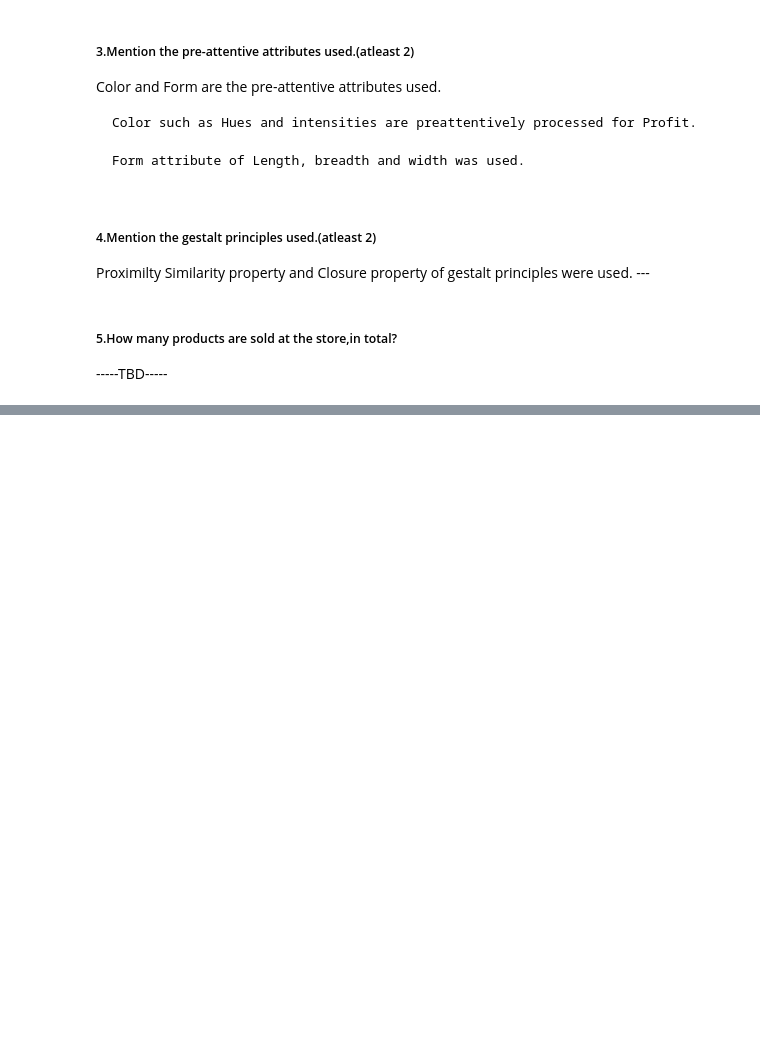
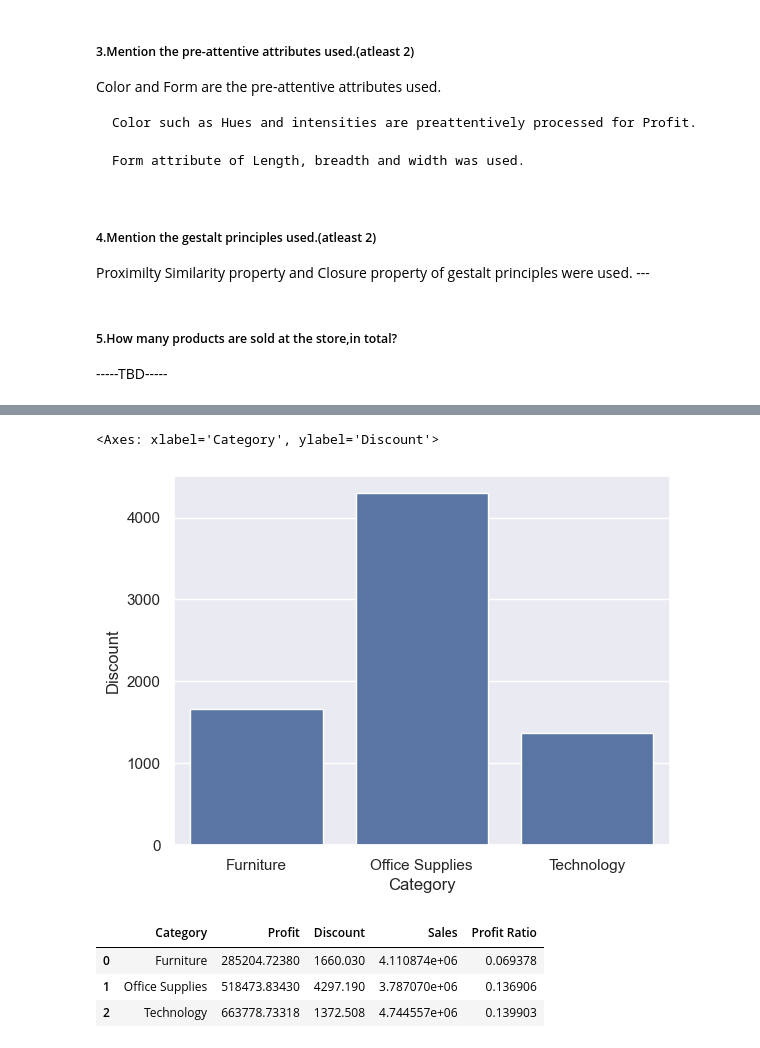
Before and after one commit to Aarathibala/BITSAssignment, a Jupyter notebook: DataVisualizations/g30_dvi_a2_ps5.ipynb, the cells around one changed output, grey strips where cells are left out. Cells and saved outputs as stored; diff of their text form; code cells hidden in the pictures; blank space fills up the shorter version.

```diff
--- a/DataVisualizations/g30_dvi_a2_ps5.ipynb
+++ b/DataVisualizations/g30_dvi_a2_ps5.ipynb
@@ -457,0 +637,18 @@ p.fig.set_figheight(50)
+# %%
+retail = initial_data.groupby(['Category'], as_index=False).agg({'Profit': lambda x: x.sum(),'Discount': lambda x: x.sum(),'Sales': lambda x: x.sum()})
+retail['Profit Ratio'] = retail['Profit']/retail['Sales']
+retail.head()
+sns.set(font_scale = 1)
+#rfmTable.info()
+#rfmTable.index()
+sns.barplot(x = 'Category', y = 'Discount', data = retail)
+# %% [output]
+<Axes: xlabel='Category', ylabel='Discount'>
+[figure, added]
+# %%
+retail.head()
+# %% [output]
+|  | Category | Profit | Discount | Sales | Profit Ratio |
+| 0 | Furniture | 285204.72380 | 1660.030 | 4.110874e+06 | 0.069378 |
+| 1 | Office Supplies | 518473.83430 | 4297.190 | 3.787070e+06 | 0.136906 |
+| 2 | Technology | 663778.73318 | 1372.508 | 4.744557e+06 | 0.139903 |
```
Also changed, not shown: parts of 29 cells of this notebook.
